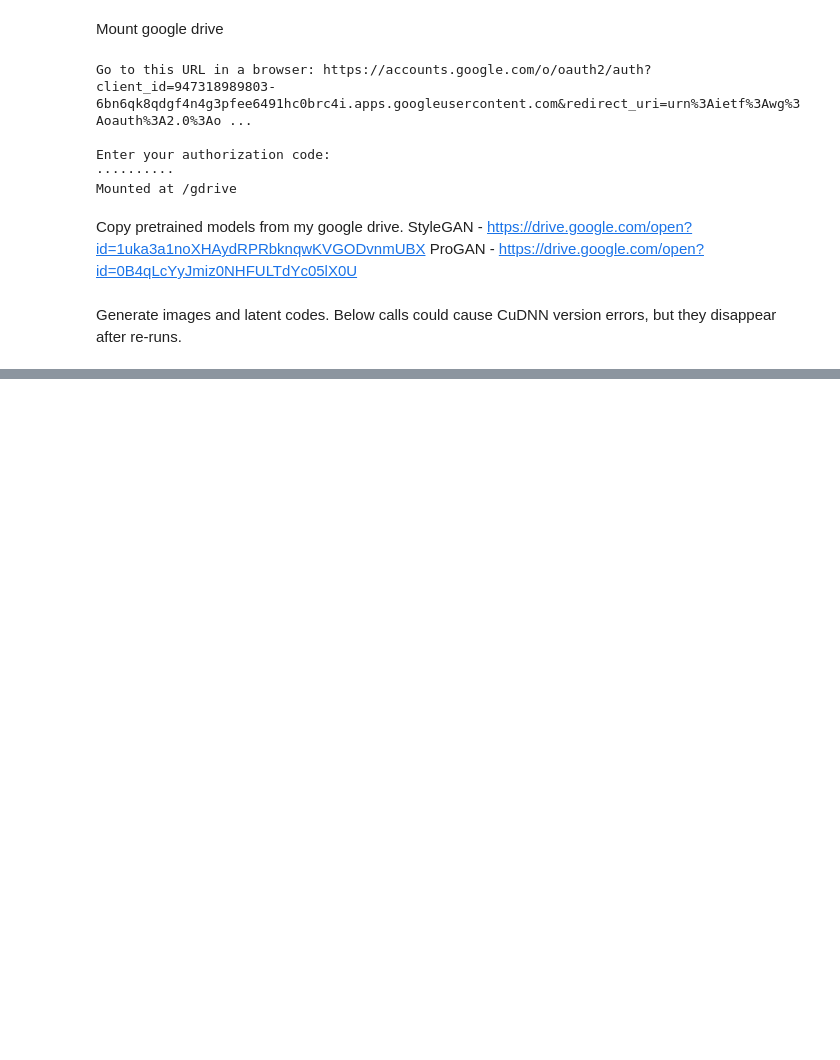
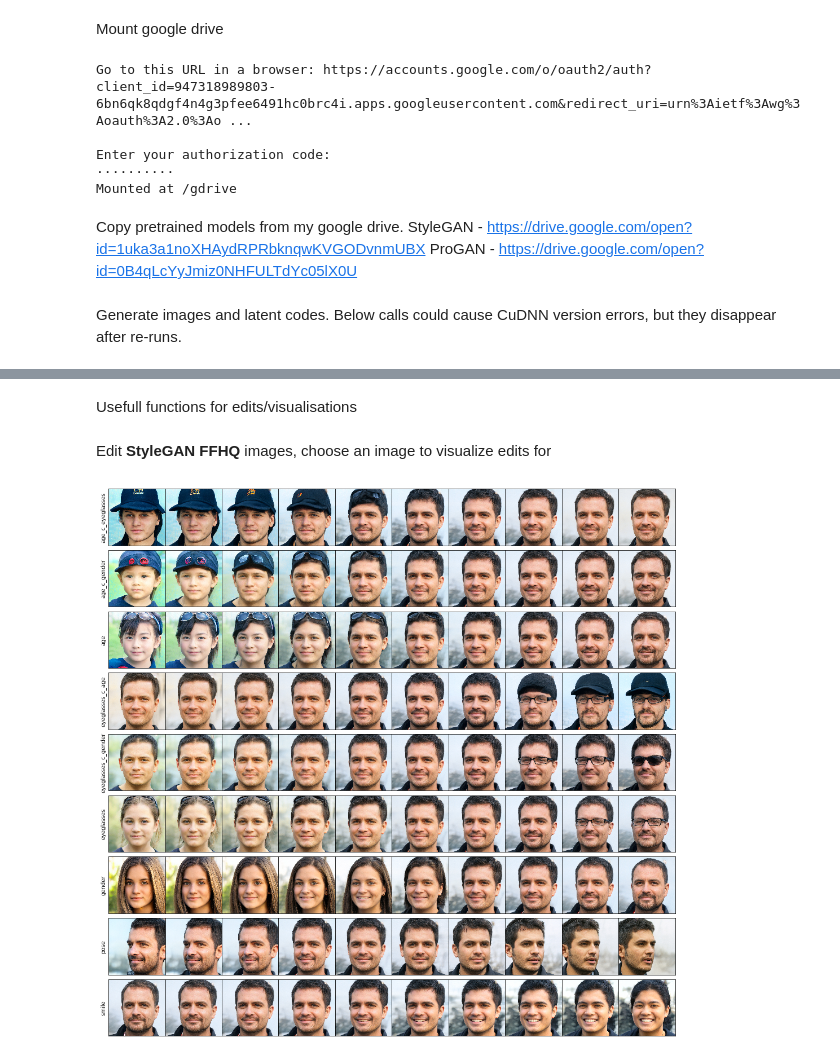
Before and after one commit to hugeinteger/InterFaceGAN, a Jupyter notebook: colab_demo.ipynb, the cells around one changed output, grey strips where cells are left out. Saved outputs shown, nothing was run; the diff lists cells and outputs as text; code cells hidden in the pictures; blank space fills up the shorter version.

```diff
--- a/colab_demo.ipynb
+++ b/colab_demo.ipynb
@@ -128,0 +102,47 @@ plt.show()
+# %% [markdown]
+Usefull functions for edits/visualisations
+# %%
+import re
+
+def edit(model, boundary, latent):
+  !rm -rf results/'$model'_'$boundary'_editing
+  #!python edit.py -h
+  !python edit.py  -m '$model' -b boundaries/'$model'_'$boundary'_boundary.npy -i data/'$model'/'$latent'.npy -o results/'$model'_'$boundary'_editing
+
+def show(model, prefix):
+  plt.figure(figsize=(18, 18))
+  #ig = plt.figure()
+  #ig.suptitle(model)
+  k = 1
+  for currentFolder in sorted(glob.glob("results/" + model + "*")):
+      boundary = re.search('results/' + model + '_(.+?)_editing', currentFolder)
+      if boundary:
+        boundary = boundary.group(1)
+      else:
+        continue
+      j = 0
+      for fullpath in sorted(glob.glob(currentFolder + "/" + prefix + "_*.jpg")):
+          img = mpimg.imread(fullpath)
+          plt.subplot(9, 10, k)
+          plt.xticks([])
+          plt.yticks([])
+          plt.subplots_adjust(wspace = 0, hspace=0)
+          if j == 0:
+            plt.ylabel(boundary)
+          plt.imshow(img)
+          k = k + 1
+          j = j + 1
+  #lt.tight_layout()
+  plt.savefig('saved_edits/' + model + '.jpg')
+
+def edit_all(model, latent):
+  boundaries = ["pose", "smile", "age", "age_c_gender", "age_c_eyeglasses", "gender", "eyeglasses", "eyeglasses_c_age", "eyeglasses_c_gender"]
+  boundary_postfix = ""
+  if 'w' == latent:
+    boundary_postfix = "_" + latent
+    boundaries = [boundary + boundary_postfix for boundary in boundaries]
+
+  for boundary in boundaries:
+    edit(model, boundary, latent)
+# %% [markdown]
+Edit **StyleGAN FFHQ** images, choose an image to visualize edits for
@@ -128,0 +151,4 @@ plt.show()
+# %%
+show('stylegan_ffhq', '000')
+# %% [output]
+[figure, added]
```
Also changed, not shown: parts of 11 cells of this notebook.
